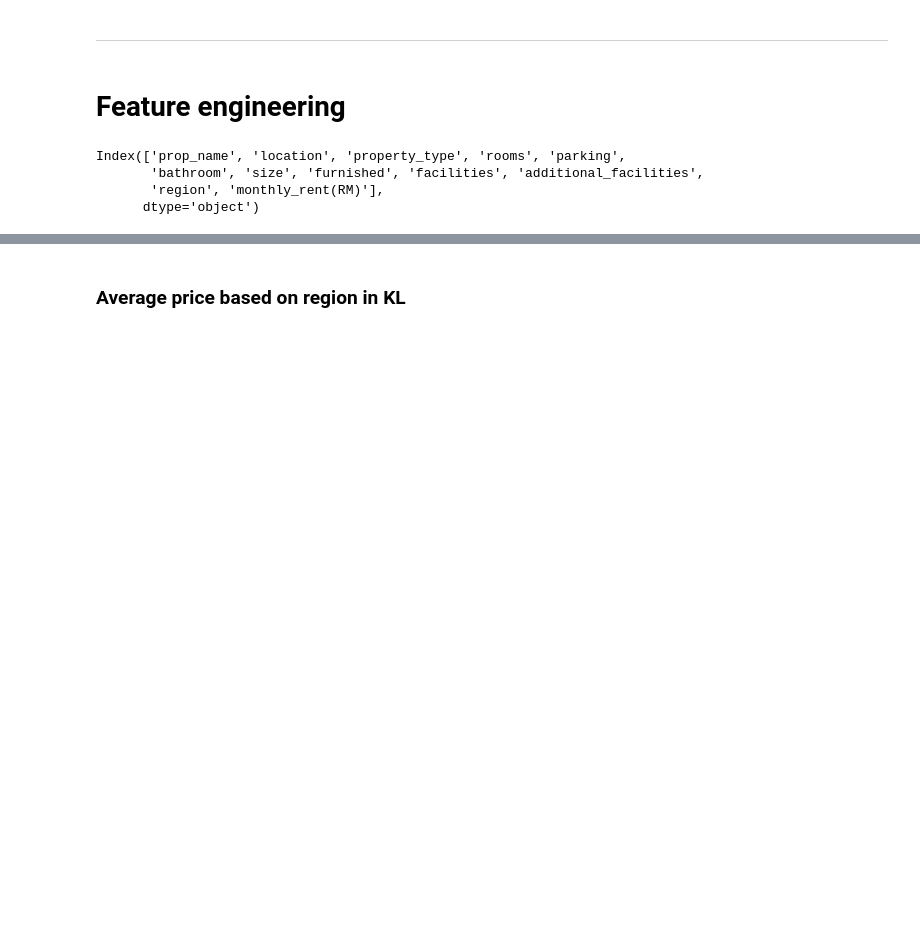
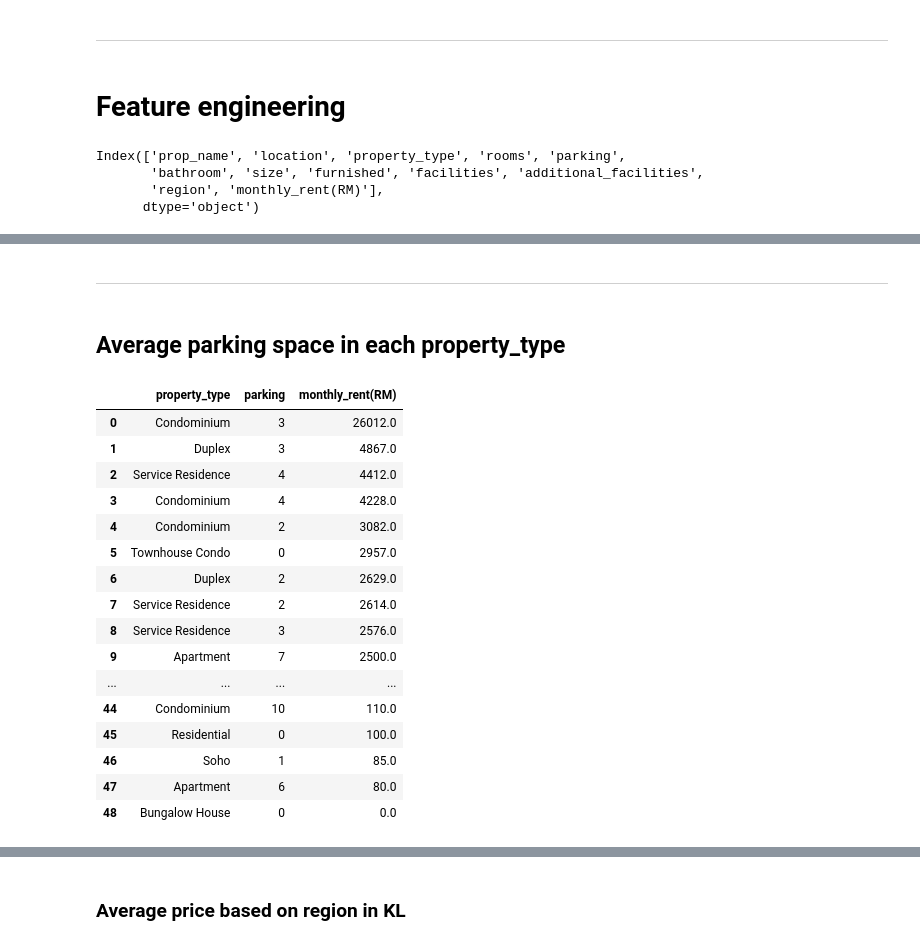
Before and after one commit to AdrianL1123/Properties_KL, a Jupyter notebook: Project.ipynb, the cells around one changed output, grey strips where cells are left out. Drawn from its saved outputs; the diff is of its cells as text; code cells hidden in the pictures; blank space fills up the shorter version.

```diff
--- a/Project.ipynb
+++ b/Project.ipynb
@@ -407,0 +361,24 @@ Name: monthly_rent(RM), Length: 1214, dtype: float64
+# %% [markdown]
+---
+# %% [markdown]
+## Average parking space in each property_type
+# %%
+round(df_new.groupby(['property_type', 'parking'])['monthly_rent(RM)'].mean().sort_values(ascending=False).reset_index())
+# %% [output]
+|  | property_type | parking | monthly_rent(RM) |
+| 0 | Condominium | 3 | 26012.0 |
+| 1 | Duplex | 3 | 4867.0 |
+| 2 | Service Residence | 4 | 4412.0 |
+| 3 | Condominium | 4 | 4228.0 |
+| 4 | Condominium | 2 | 3082.0 |
+| 5 | Townhouse Condo | 0 | 2957.0 |
+| 6 | Duplex | 2 | 2629.0 |
+| 7 | Service Residence | 2 | 2614.0 |
+| 8 | Service Residence | 3 | 2576.0 |
+| 9 | Apartment | 7 | 2500.0 |
+| ... | ... | ... | ... |
+| 44 | Condominium | 10 | 110.0 |
+| 45 | Residential | 0 | 100.0 |
+| 46 | Soho | 1 | 85.0 |
+| 47 | Apartment | 6 | 80.0 |
+| 48 | Bungalow House | 0 | 0.0 |
```
Also changed, not shown: parts of 25 cells of this notebook, 2 other files.
